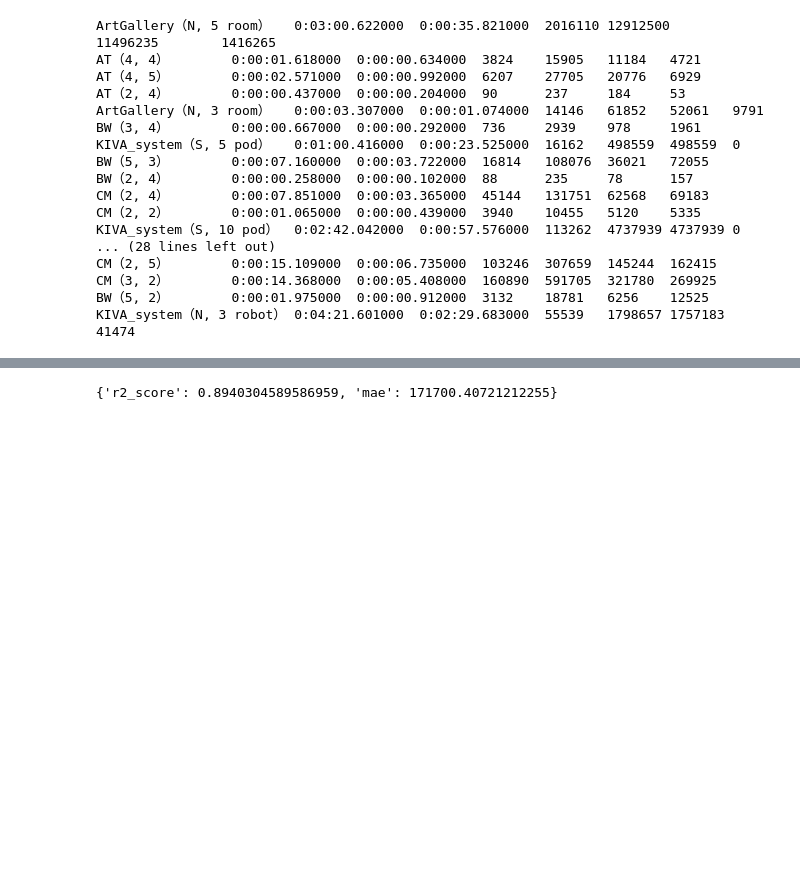
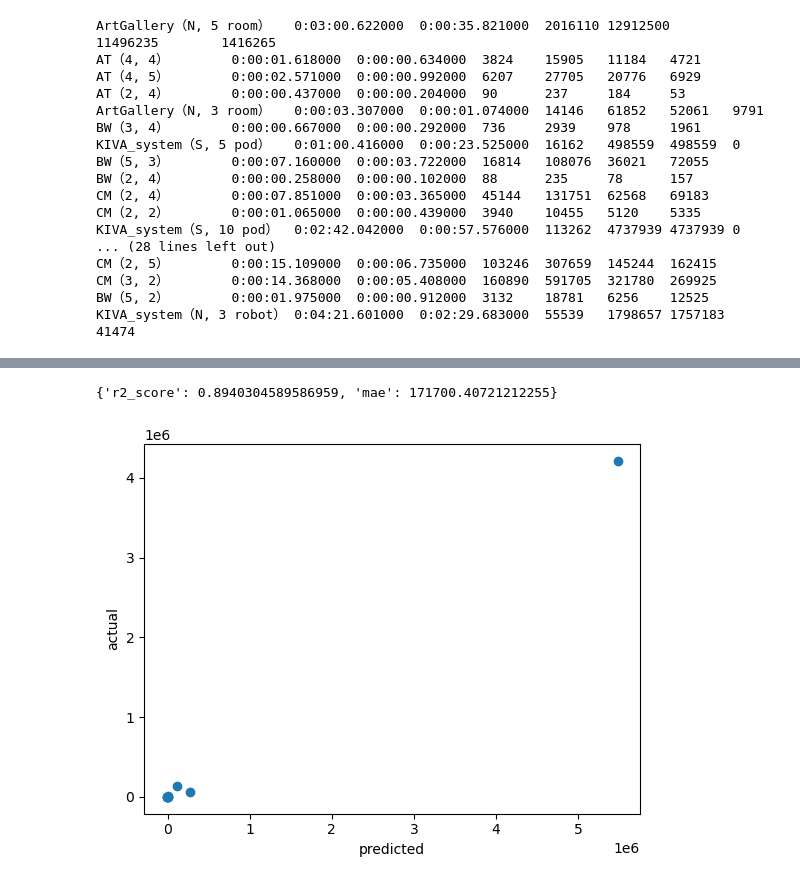
Before and after one commit to ITK13201/ml-dcs, a Jupyter notebook: ml-dcs/notebooks/mtsa_result.ipynb, the cells around one changed output, grey strips where cells are left out. Drawn from its saved outputs; the diff is of its cells as text; code cells hidden in the pictures; blank space fills up the shorter version.

Commit message:
modify: added plt_show method

```diff
--- a/ml-dcs/notebooks/mtsa_result.ipynb
+++ b/ml-dcs/notebooks/mtsa_result.ipynb
@@ -60,15 +60,17 @@ util.get_dataframe(ml_input_class=MLCalculationTimePredictionInput1)
 # %%
 from ml_dcs.internal.ml.prediction_methods import LinearRegressionPrediction
 from ml_dcs.internal.mtsa.data_utils import MTSADataUtil
 from ml_dcs.domain.ml import MLCalculationTimePredictionInput1
 
 util = MTSADataUtil(input_dir_path="./tmp/2024-07-04/input")
 df = util.get_dataframe(ml_input_class=MLCalculationTimePredictionInput1)
 prediction = LinearRegressionPrediction(df)
-result = prediction.predict()
+result = prediction.evaluate()
 print(result.model_dump())
+prediction.plt_show()
 # %% [output]
 {'r2_score': 0.8940304589586959, 'mae': 171700.40721212255}
+[figure, added]
 # %%
 from ml_dcs.internal.ml.prediction_methods import RandomForestPrediction
 from ml_dcs.internal.mtsa.data_utils import MTSADataUtil
```
Also changed, not shown: parts of 5 cells of this notebook, 1 other file.
